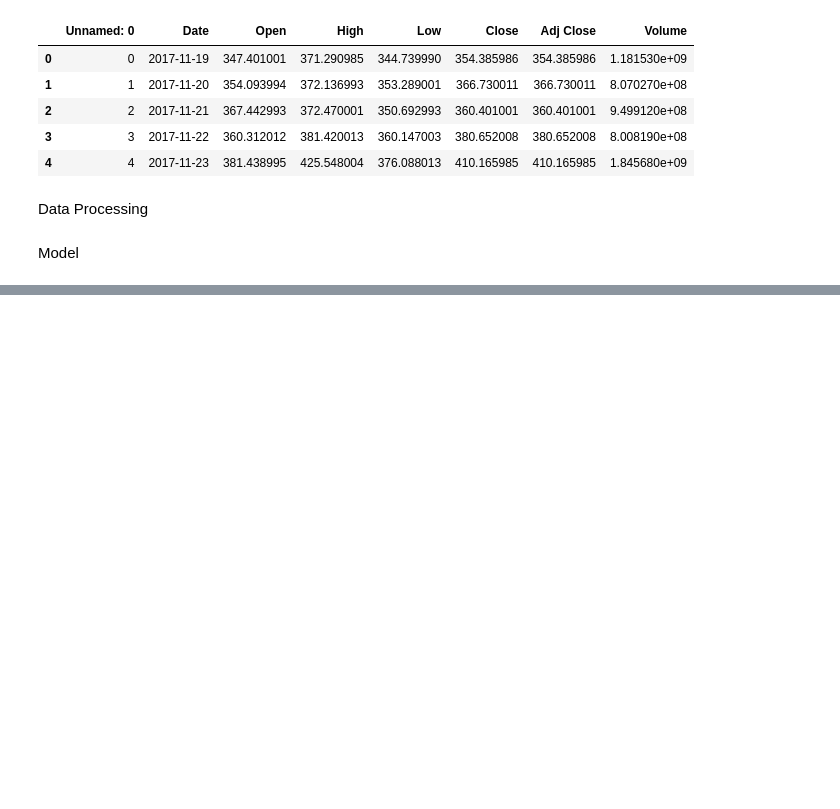
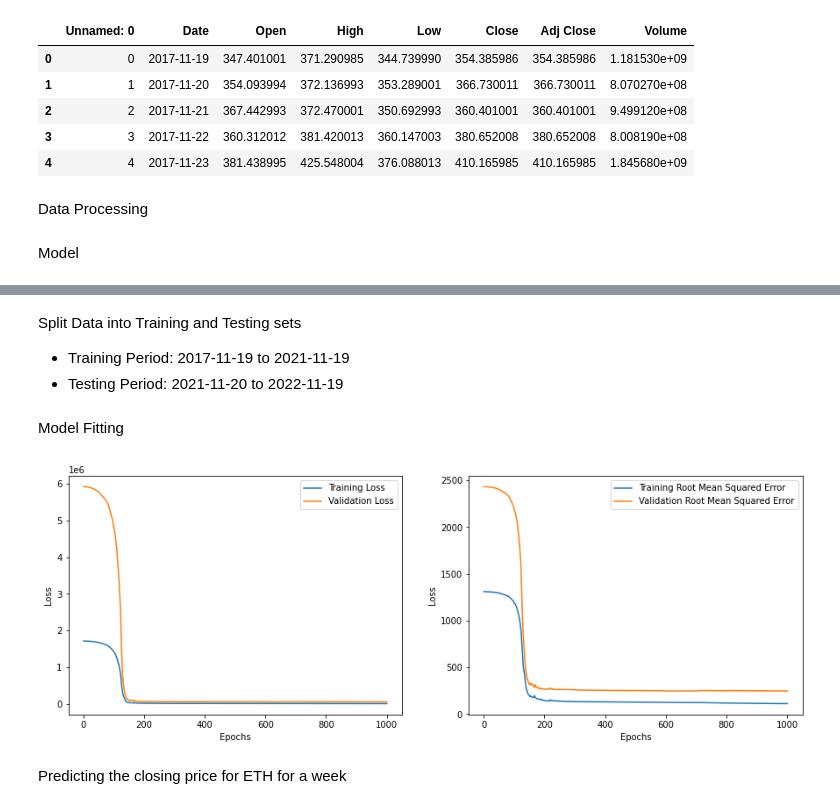
Before and after one commit to Ilia-Gershen/TYP-project, a Jupyter notebook: DeepLearningModel.ipynb, the cells around one changed output, grey strips where cells are left out. Cells and saved outputs as stored; diff of their text form; code cells hidden in the pictures; blank space fills up the shorter version.

```diff
--- a/DeepLearningModel.ipynb
+++ b/DeepLearningModel.ipynb
@@ -96,0 +169,6 @@ def Model():
+# %% [markdown]
+Split Data into Training and Testing sets
+
+
+*   Training Period: 2017-11-19 to 2021-11-19
+*   Testing Period: 2021-11-20 to 2022-11-19
@@ -96,0 +177,38 @@ def Model():
+# %% [markdown]
+Model Fitting
+# %%
+ETH_Model = Model()
+# %%
+ETH_Model.compile(optimizer = tf.keras.optimizers.Adam(), loss = 'mse', metrics = tf.keras.metrics.RootMeanSquaredError())
+# %%
+ETH_hist = ETH_Model.fit(ETH_Train_X, ETH_Train_Y, epochs = 1000, validation_data = (ETH_Test_X, ETH_Test_Y), callbacks = [callback])
+# %%
+historyDict = ETH_hist.history
+
+loss = historyDict["loss"]
+root_mean_squared_error = historyDict["root_mean_squared_error"]
+valLoss = historyDict["val_loss"]
+val_root_mean_squared_error = historyDict["val_root_mean_squared_error"]
+
+epochs = range(1, len(loss) + 1)
+# %%
+fig, (ax1, ax2) = plt.subplots(1, 2)
+
+fig.set_figheight(5)
+fig.set_figwidth(15)
+
+ax1.plot(epochs, loss, label = 'Training Loss')
+ax1.plot(epochs, valLoss, label = 'Validation Loss')
+ax1.set(xlabel = "Epochs", ylabel = "Loss")
+ax1.legend()
+
+ax2.plot(epochs, root_mean_squared_error, label = "Training Root Mean Squared Error")
+ax2.plot(epochs, val_root_mean_squared_error, label = "Validation Root Mean Squared Error")
+ax2.set(xlabel = "Epochs", ylabel = "Loss")
+ax2.legend()
+
+plt.show()
+# %% [output]
+[figure, added]
+# %% [markdown]
+Predicting the closing price for ETH for a week
```
Also changed, not shown: parts of 15 cells of this notebook.
